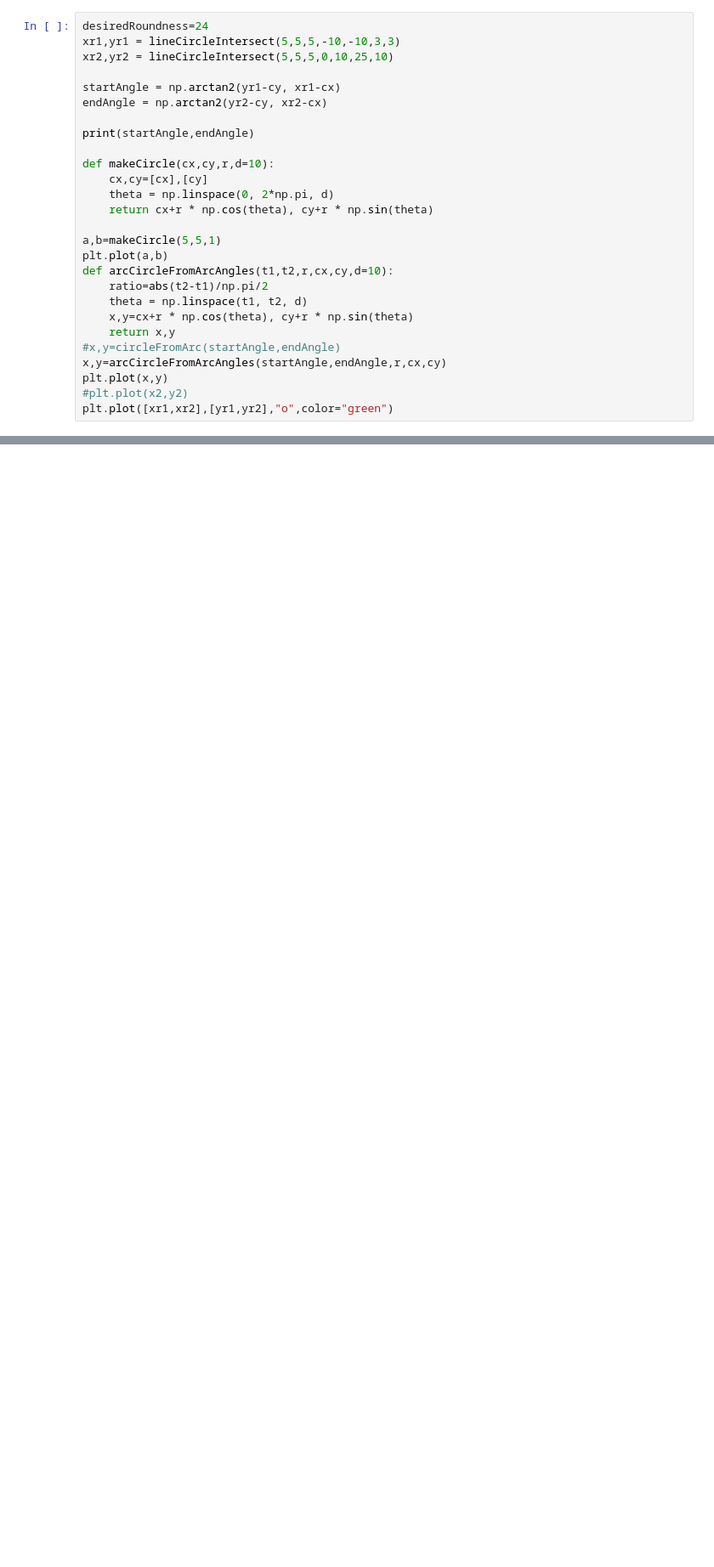
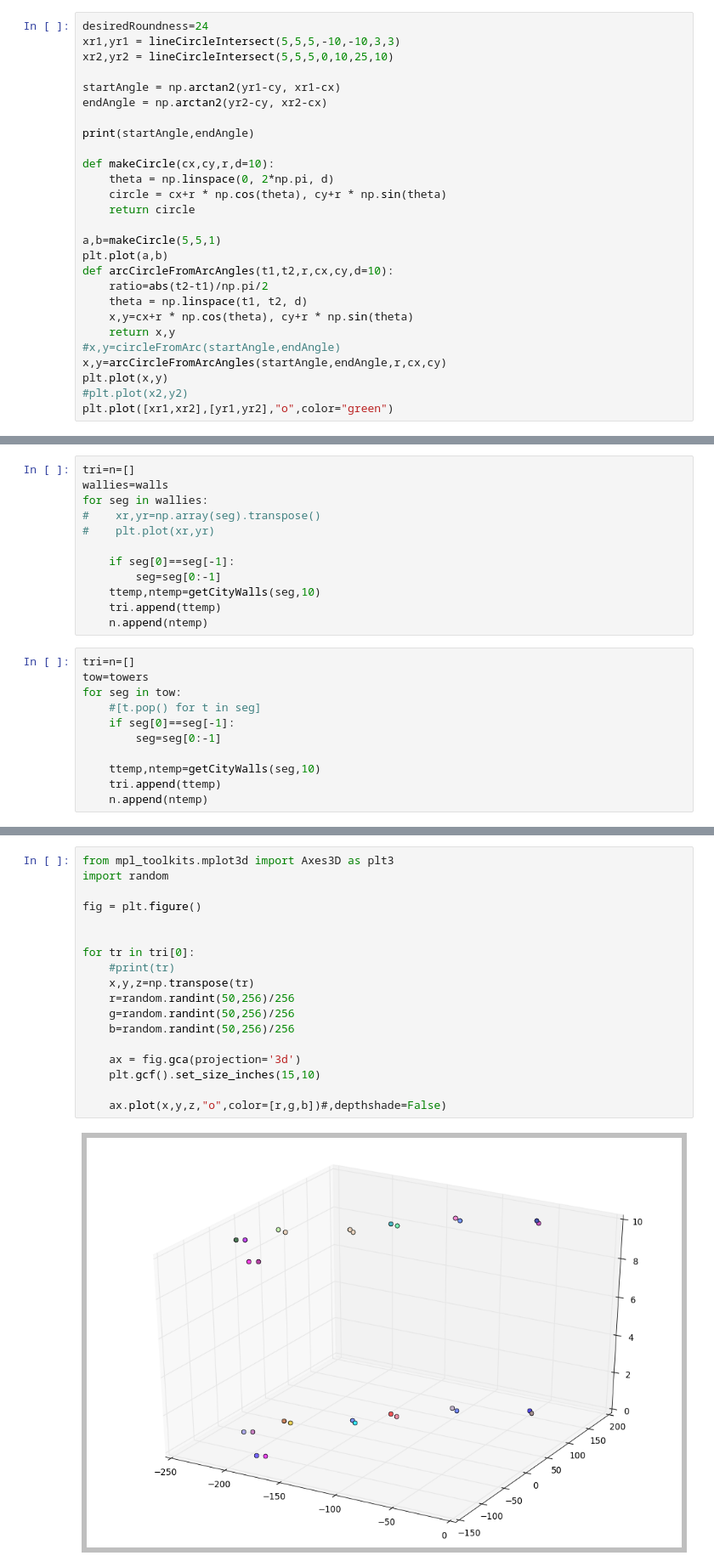
Before and after one commit to Luvideria/mcfgJSONtoOBJ, a Jupyter notebook: city_walls.ipynb, the cells around one changed output, grey strips where cells are left out. Shown at 85% size. Saved outputs shown, nothing was run; the diff lists cells and outputs as text; blank space fills up the shorter version.

```diff
--- a/city_walls.ipynb
+++ b/city_walls.ipynb
@@ -162,9 +182,9 @@ endAngle = np.arctan2(yr2-cy, xr2-cx)
 print(startAngle,endAngle)
 
 def makeCircle(cx,cy,r,d=10):
-    cx,cy=[cx],[cy]
     theta = np.linspace(0, 2*np.pi, d)
-    return cx+r * np.cos(theta), cy+r * np.sin(theta)
+    circle = cx+r * np.cos(theta), cy+r * np.sin(theta)
+    return circle
 
 a,b=makeCircle(5,5,1)
 plt.plot(a,b)
@@ -204,0 +220,23 @@ array([ -46.43000856, -127.58889002, -177.31691075, -172.09282894,
+# %%
+tri=n=[]
+wallies=walls
+for seg in wallies:
+#    xr,yr=np.array(seg).transpose()
+#    plt.plot(xr,yr)
+
+    if seg[0]==seg[-1]:
+        seg=seg[0:-1]
+    ttemp,ntemp=getCityWalls(seg,10)
+    tri.append(ttemp)
+    n.append(ntemp)
+# %%
+tri=n=[]
+tow=towers
+for seg in tow:
+    #[t.pop() for t in seg]
+    if seg[0]==seg[-1]:
+        seg=seg[0:-1]
+
+    ttemp,ntemp=getCityWalls(seg,10)
+    tri.append(ttemp)
+    n.append(ntemp)
@@ -204,0 +245,20 @@ array([ -46.43000856, -127.58889002, -177.31691075, -172.09282894,
+# %%
+from mpl_toolkits.mplot3d import Axes3D as plt3
+import random
+
+fig = plt.figure()
+
+
+for tr in tri[0]:
+    #print(tr)
+    x,y,z=np.transpose(tr)
+    r=random.randint(50,256)/256
+    g=random.randint(50,256)/256
+    b=random.randint(50,256)/256
+
+    ax = fig.gca(projection='3d')
+    plt.gcf().set_size_inches(15,10)
+
+    ax.plot(x,y,z,"o",color=[r,g,b])#,depthshade=False)
+# %% [output]
+[figure, added]
```
Also changed, not shown: parts of 12 cells of this notebook, 4 other files.
